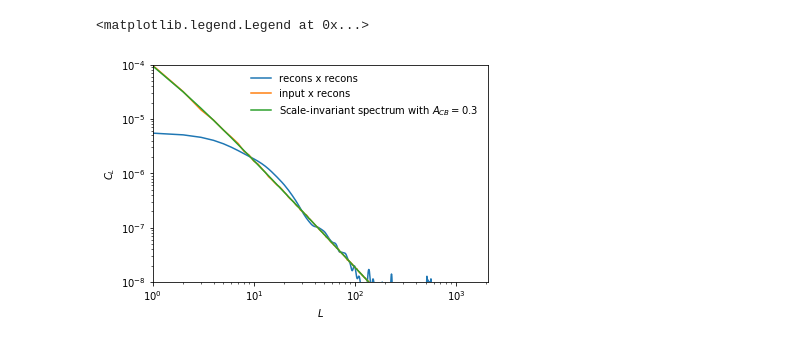
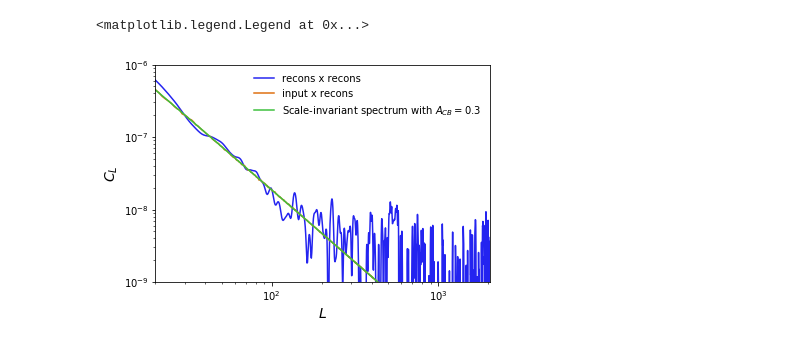
Before and after one commit to ACTCollaboration/cosmicbirefringence, a Jupyter notebook: check_claa_transfer.ipynb, the cells around one changed output. Drawn from its saved outputs; the diff is of its cells as text; code cells hidden in the pictures.

```diff
--- a/check_claa_transfer.ipynb
+++ b/check_claa_transfer.ipynb
@@ -3,20 +3,13 @@ import numpy as np, prjlib, binning as bins
 from matplotlib.pyplot import *
 # %%
-p, __ = prjlib.filename_init(stype='a0p3')
+p, __ = prjlib.filename_init(stype='a0p3',rlmin='200')
 L, claa, xlaa, xvaa = np.loadtxt(p.quad.f['EB'].mcls,usecols=(0,1,4,8),unpack=True)[:,1:]
-thaa = 2.*np.pi/L/(L+1.)*1e-4*0.3
 # %%
-xlim(1,2048)
-ylim(1e-8,1e-4)
-xscale('log')
-yscale('log')
-xlabel('$L$')
-ylabel(r'$C_L$')
+pl.plot_1dstyle(xlab='$L$',ylab=r'$C_L$',xmin=20,xmax=2048,ymin=1e-9,ymax=1e-6,xylog=True)
 plot(L,claa,label=r'recons x recons')
 plot(L,xlaa,label=r'input x recons')
-plot(L,thaa,label=r'Scale-invariant spectrum with $A_{CB}=0.3$')
+plot(L,2.*np.pi/L/(L+1.)*1e-4*0.3,label=r'Scale-invariant spectrum with $A_{CB}=0.3$')
 legend(loc=0,frameon=False)
-#savefig('fig_xinput.png')
 # %% [output]
 <matplotlib.legend.Legend at 0x...>
-[figure, old version]
+[figure, new version]
```
Also changed, not shown: parts of 3 cells of this notebook.
